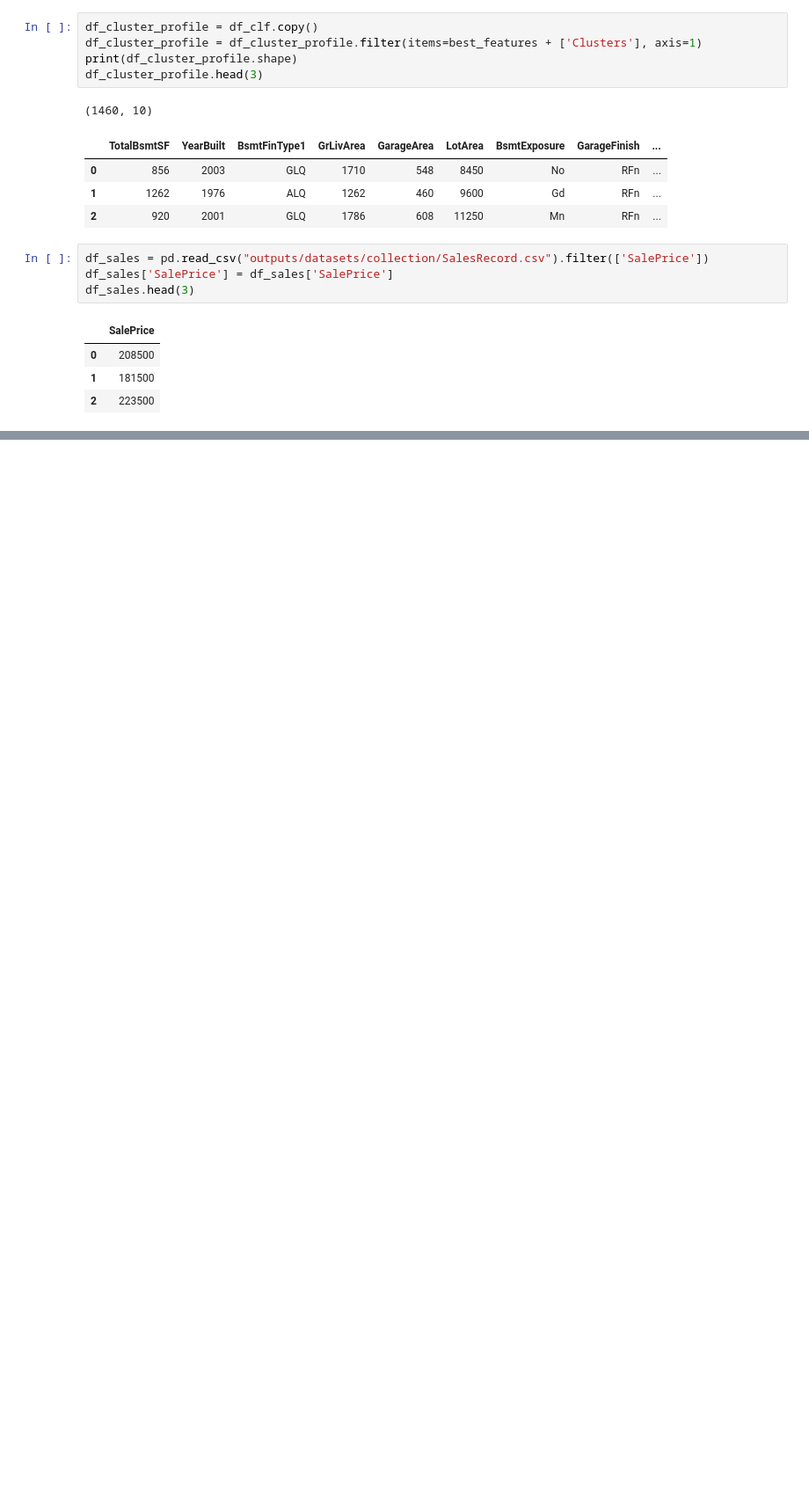
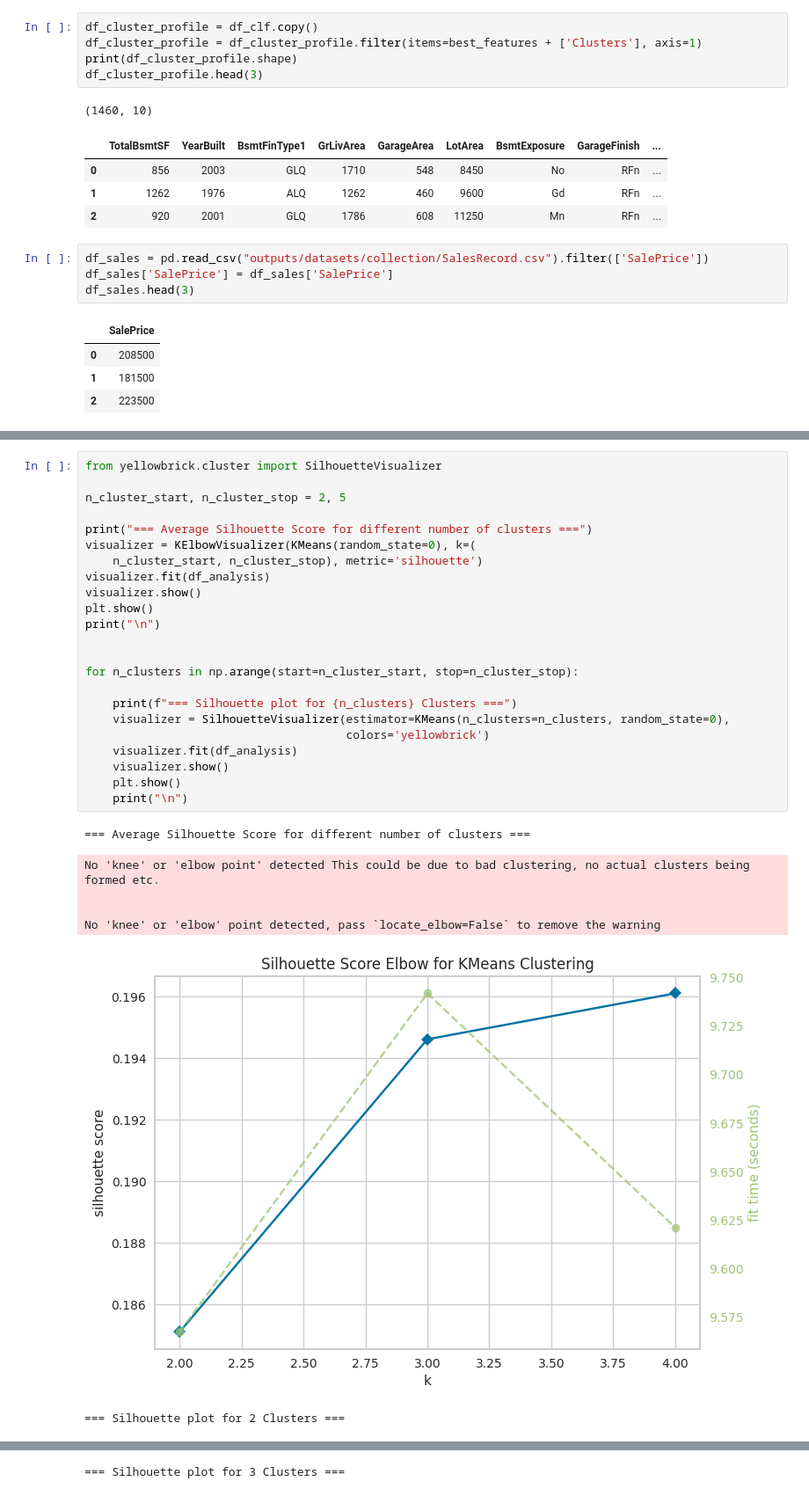
Before and after one commit to simonepietraroia/House-Sales, a Jupyter notebook: jupyter_notebooks/6 - Scatter plot.ipynb, the cells around one changed output, grey strips where cells are left out. Shown at 88% size. Saved outputs shown, nothing was run; the diff lists cells and outputs as text; blank space fills up the shorter version.

```diff
--- a/jupyter_notebooks/6 - Scatter plot.ipynb
+++ b/jupyter_notebooks/6 - Scatter plot.ipynb
@@ -579,0 +654,31 @@ cluster_distribution_per_variable(df=df_cluster_vs_churn, target='Churn')
+# %%
+from yellowbrick.cluster import SilhouetteVisualizer
+
+n_cluster_start, n_cluster_stop = 2, 5
+
+print("=== Average Silhouette Score for different number of clusters ===")
+visualizer = KElbowVisualizer(KMeans(random_state=0), k=(
+    n_cluster_start, n_cluster_stop), metric='silhouette')
+visualizer.fit(df_analysis)
+visualizer.show()
+plt.show()
+print("\n")
+
+
+for n_clusters in np.arange(start=n_cluster_start, stop=n_cluster_stop):
+
+    print(f"=== Silhouette plot for {n_clusters} Clusters ===")
+    visualizer = SilhouetteVisualizer(estimator=KMeans(n_clusters=n_clusters, random_state=0),
+                                      colors='yellowbrick')
+    visualizer.fit(df_analysis)
+    visualizer.show()
+    plt.show()
+    print("\n")
+# %% [output]
+=== Average Silhouette Score for different number of clusters ===
+No 'knee' or 'elbow point' detected This could be due to bad clustering, no actual clusters being formed etc.
+
+
+No 'knee' or 'elbow' point detected, pass `locate_elbow=False` to remove the warning
+[figure, added]
+=== Silhouette plot for 2 Clusters ===
@@ -579,0 +686 @@ cluster_distribution_per_variable(df=df_cluster_vs_churn, target='Churn')
+=== Silhouette plot for 3 Clusters ===
```
Also changed, not shown: parts of 31 cells of this notebook, 5 other files.
